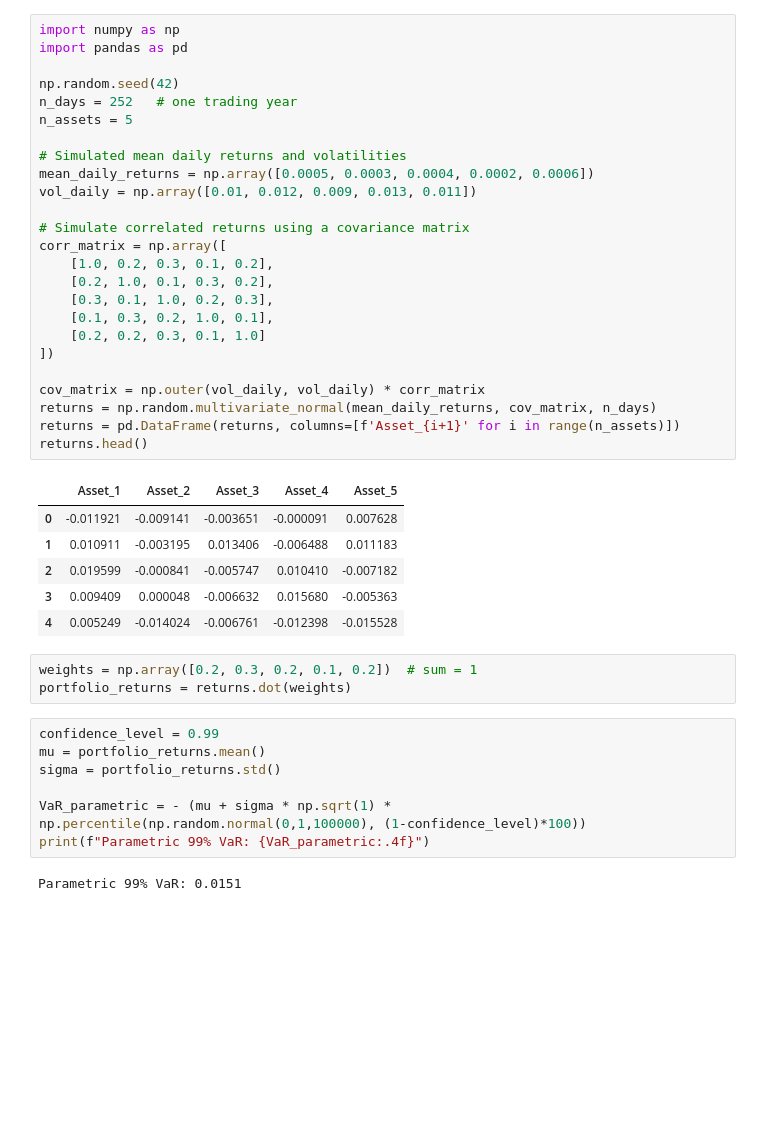
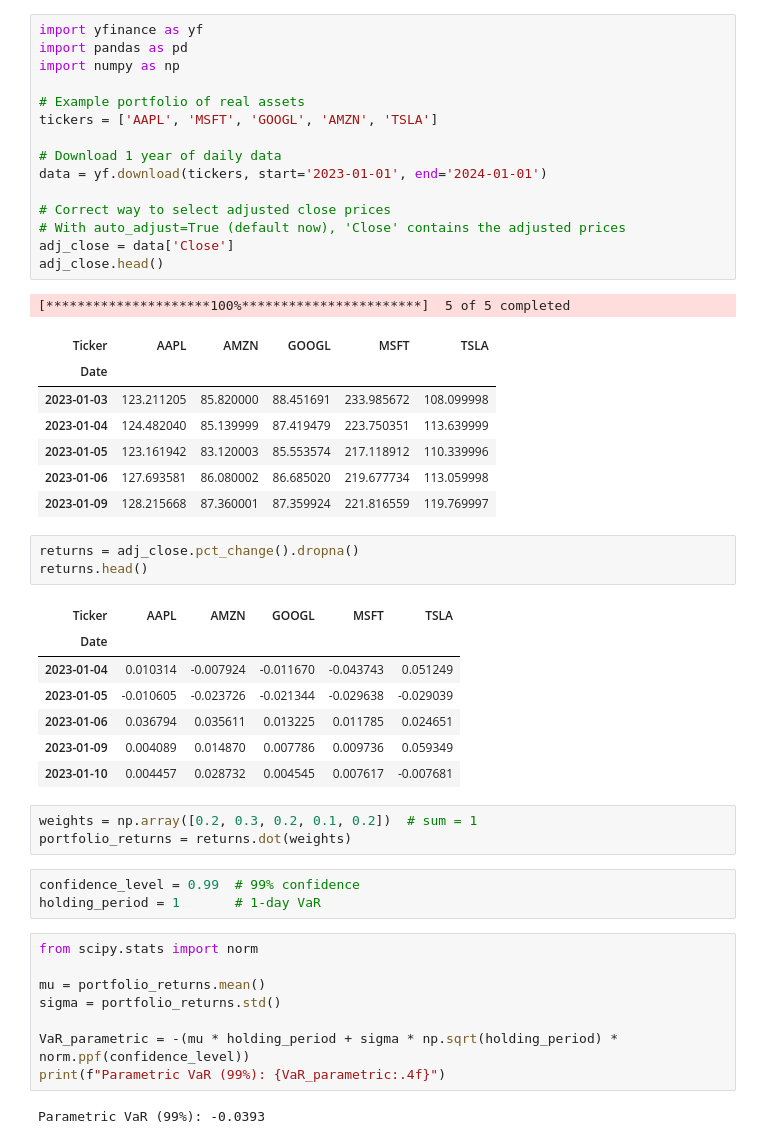
Before and after one commit to chamathjh/VaR_and_stressed_VaR, a Jupyter notebook: VaR_and_stressed_VaR.ipynb, the cells around one changed output. Drawn from its saved outputs; the diff is of its cells as text; blank space fills up the shorter version.

Commit message:
calculating VaR using multiple methods

```diff
--- a/VaR_and_stressed_VaR.ipynb
+++ b/VaR_and_stressed_VaR.ipynb
@@ -1,47 +1,54 @@
 # %% [markdown]
 <a href="https://colab.research.google.com/github/chamathjh/VaR_and_stressed_VaR/blob/main/VaR_and_stressed_VaR.ipynb" target="_parent"><img src="https://colab.research.google.com/assets/colab-badge.svg" alt="Open In Colab"/></a>
-# %%
-import numpy as np
-import pandas as pd
-
-np.random.seed(42)
-n_days = 252   # one trading year
-n_assets = 5
-
-# Simulated mean daily returns and volatilities
-mean_daily_returns = np.array([0.0005, 0.0003, 0.0004, 0.0002, 0.0006])
-vol_daily = np.array([0.01, 0.012, 0.009, 0.013, 0.011])
-
-# Simulate correlated returns using a covariance matrix
-corr_matrix = np.array([
-    [1.0, 0.2, 0.3, 0.1, 0.2],
-    [0.2, 1.0, 0.1, 0.3, 0.2],
-    [0.3, 0.1, 1.0, 0.2, 0.3],
-    [0.1, 0.3, 0.2, 1.0, 0.1],
-    [0.2, 0.2, 0.3, 0.1, 1.0]
-])
-
-cov_matrix = np.outer(vol_daily, vol_daily) * corr_matrix
-returns = np.random.multivariate_normal(mean_daily_returns, cov_matrix, n_days)
-returns = pd.DataFrame(returns, columns=[f'Asset_{i+1}' for i in range(n_assets)])
-returns.head()
-# %% [output]
-|  | Asset_1 | Asset_2 | Asset_3 | Asset_4 | Asset_5 |
-| 0 | -0.011921 | -0.009141 | -0.003651 | -0.000091 | 0.007628 |
-| 1 | 0.010911 | -0.003195 | 0.013406 | -0.006488 | 0.011183 |
-| 2 | 0.019599 | -0.000841 | -0.005747 | 0.010410 | -0.007182 |
-| 3 | 0.009409 | 0.000048 | -0.006632 | 0.015680 | -0.005363 |
-| 4 | 0.005249 | -0.014024 | -0.006761 | -0.012398 | -0.015528 |
+# %%
+import yfinance as yf
+import pandas as pd
+import numpy as np
+
+# Example portfolio of real assets
+tickers = ['AAPL', 'MSFT', 'GOOGL', 'AMZN', 'TSLA']
+
+# Download 1 year of daily data
+data = yf.download(tickers, start='2023-01-01', end='2024-01-01')
+
+# Correct way to select adjusted close prices
+# With auto_adjust=True (default now), 'Close' contains the adjusted prices
+adj_close = data['Close']
+adj_close.head()
+# %% [output]
+[*********************100%***********************]  5 of 5 completed
+| Ticker | AAPL | AMZN | GOOGL | MSFT | TSLA |
+| Date |  |  |  |  |  |
+| 2023-01-03 | 123.211205 | 85.820000 | 88.451691 | 233.985672 | 108.099998 |
+| 2023-01-04 | 124.482040 | 85.139999 | 87.419479 | 223.750351 | 113.639999 |
+| 2023-01-05 | 123.161942 | 83.120003 | 85.553574 | 217.118912 | 110.339996 |
+| 2023-01-06 | 127.693581 | 86.080002 | 86.685020 | 219.677734 | 113.059998 |
+| 2023-01-09 | 128.215668 | 87.360001 | 87.359924 | 221.816559 | 119.769997 |
+# %%
+returns = adj_close.pct_change().dropna()
+returns.head()
+# %% [output]
+| Ticker | AAPL | AMZN | GOOGL | MSFT | TSLA |
+| Date |  |  |  |  |  |
+| 2023-01-04 | 0.010314 | -0.007924 | -0.011670 | -0.043743 | 0.051249 |
+| 2023-01-05 | -0.010605 | -0.023726 | -0.021344 | -0.029638 | -0.029039 |
+| 2023-01-06 | 0.036794 | 0.035611 | 0.013225 | 0.011785 | 0.024651 |
+| 2023-01-09 | 0.004089 | 0.014870 | 0.007786 | 0.009736 | 0.059349 |
+| 2023-01-10 | 0.004457 | 0.028732 | 0.004545 | 0.007617 | -0.007681 |
 # %%
 weights = np.array([0.2, 0.3, 0.2, 0.1, 0.2])  # sum = 1
 portfolio_returns = returns.dot(weights)
+# %%
+confidence_level = 0.99  # 99% confidence
+holding_period = 1       # 1-day VaR
 # %%
-confidence_level = 0.99
+from scipy.stats import norm
+
 mu = portfolio_returns.mean()
 sigma = portfolio_returns.std()
 
-VaR_parametric = - (mu + sigma * np.sqrt(1) * np.percentile(np.random.normal(0,1,100000), (1-confidence_level)*100))
-print(f"Parametric 99% VaR: {VaR_parametric:.4f}")
+VaR_parametric = -(mu * holding_period + sigma * np.sqrt(holding_period) * norm.ppf(confidence_level))
+print(f"Parametric VaR (99%): {VaR_parametric:.4f}")
 # %% [output]
-Parametric 99% VaR: 0.0151
+Parametric VaR (99%): -0.0393
 # %%
```
Also changed, not shown: parts of 4 cells of this notebook.
